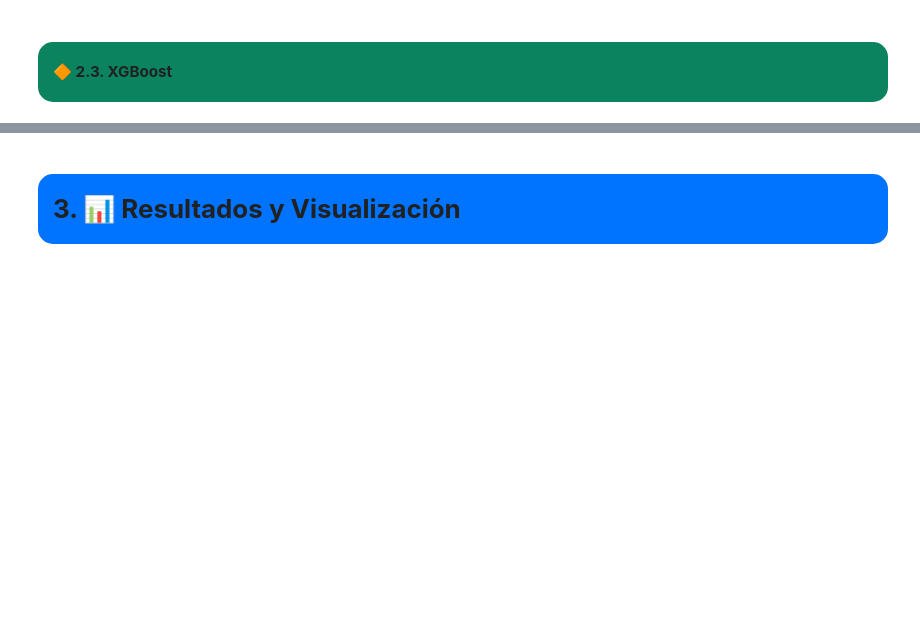
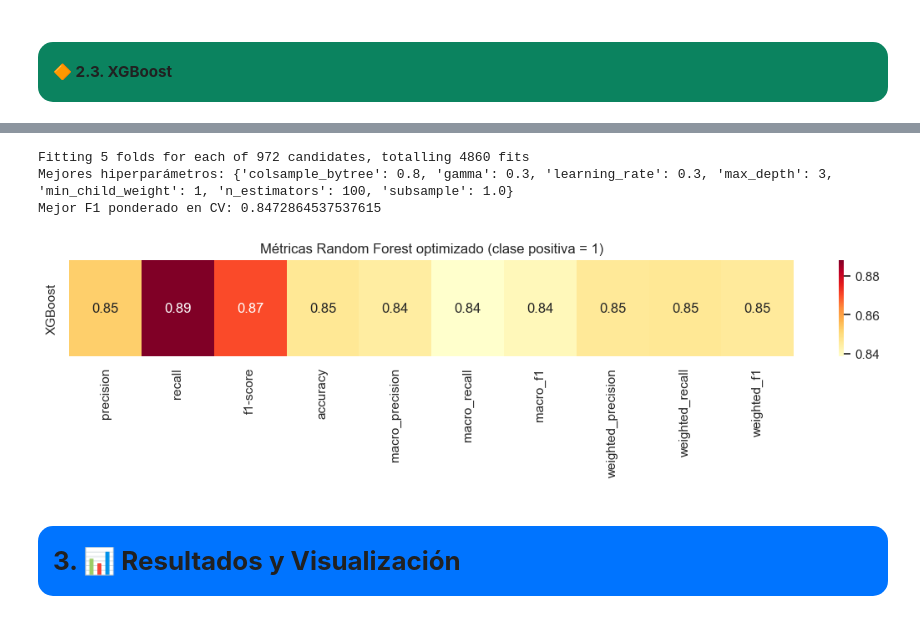
Before and after one commit to AlvaroG7/IIA, a Jupyter notebook: IIA_Proyect_V0.ipynb, the cells around one changed output, grey strips where cells are left out. Cells and saved outputs as stored; diff of their text form; code cells hidden in the pictures; blank space fills up the shorter version.

```diff
--- a/IIA_Proyect_V0.ipynb
+++ b/IIA_Proyect_V0.ipynb
@@ -1326,2 +1387,75 @@ Los tres modelos seleccionados —**Random Forest**, **Regresión Logística** y
+# %%
+from xgboost import XGBClassifier
+from sklearn.model_selection import GridSearchCV
+
+xgb = XGBClassifier(
+    use_label_encoder=False,
+    eval_metric='logloss',
+    random_state=42
+)
+
+param_grid_xgb = {
+    'n_estimators': [100, 200, 300],
+    'max_depth': [3, 5, 7],
+    'learning_rate': [0.01, 0.1, 0.3],
+    'subsample': [0.8, 1.0],
+    'colsample_bytree': [0.8, 1.0],
+    'min_child_weight': [1, 5, 10],
+    'gamma': [0, 0.1, 0.3]
+}
+
+grid_xgb = GridSearchCV(
+    xgb,
+    param_grid=param_grid_xgb,
+    scoring='f1_weighted',
+    cv=5,
+    n_jobs=-1,
+    verbose=2
+)
+
+grid_xgb.fit(X_train, y_train)
+
+print("Mejores hiperparámetros:", grid_xgb.best_params_)
+print("Mejor F1 ponderado en CV:", grid_xgb.best_score_)
+# %% [output]
+Fitting 5 folds for each of 972 candidates, totalling 4860 fits
+Mejores hiperparámetros: {'colsample_bytree': 0.8, 'gamma': 0.3, 'learning_rate': 0.3, 'max_depth': 3, 'min_child_weight': 1, 'n_estimators': 100, 'subsample': 1.0}
+Mejor F1 ponderado en CV: 0.8472864537537615
+# %%
+# Predicción
+y_pred = grid_xgb.predict(X_test)
+
+# Reporte
+rep = classification_report(y_test, y_pred, output_dict=True)
+
+# Definir clase positiva
+clase_positiva = '1' if '1' in rep else list(rep.keys())[0]
+
+# Extraer métricas en diccionario plano
+metricas_rf = {
+    'precision': rep[clase_positiva]['precision'],
+    'recall': rep[clase_positiva]['recall'],
+    'f1-score': rep[clase_positiva]['f1-score'],
+    'accuracy': rep['accuracy'],
+    'macro_precision': rep['macro avg']['precision'],
+    'macro_recall': rep['macro avg']['recall'],
+    'macro_f1': rep['macro avg']['f1-score'],
+    'weighted_precision': rep['weighted avg']['precision'],
+    'weighted_recall': rep['weighted avg']['recall'],
+    'weighted_f1': rep['weighted avg']['f1-score'],
+}
+
+# Convertir a lista de valores para el heatmap
+valores = list(metricas_rf.values())
+metricas = list(metricas_rf.keys())
+
+# Crear heatmap simple
+plt.figure(figsize=(14, 1.5))
+sns.heatmap([valores], annot=True, fmt=".2f", cmap="YlOrRd", xticklabels=metricas, yticklabels=["XGBoost"])
+plt.title(f"Métricas Random Forest optimizado (clase positiva = {clase_positiva})")
+plt.tight_layout()
+plt.show()
+# %% [output]
+[figure, added]
 # %% [markdown]
 # <div style="border-radius:15px; padding:15px; margin:0; font-size:100%; font-family:Arial, sans-serif; background-color:#0074ff; overflow:hidden; box-shadow:0 4px 8px rgba(0, 0, 0, 0.3);"><b> 3. 📊 Resultados y Visualización </b></div>
```
Also changed, not shown: parts of 27 cells of this notebook.
